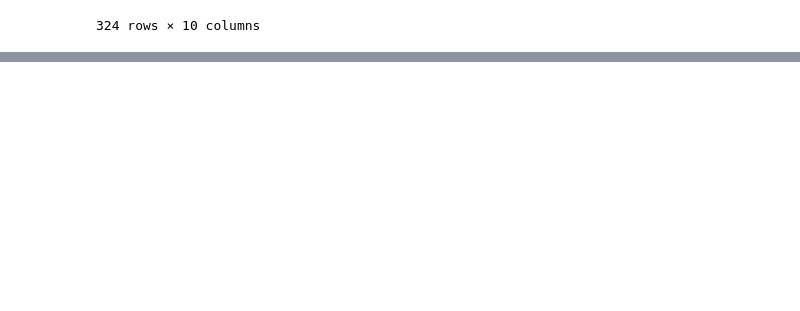
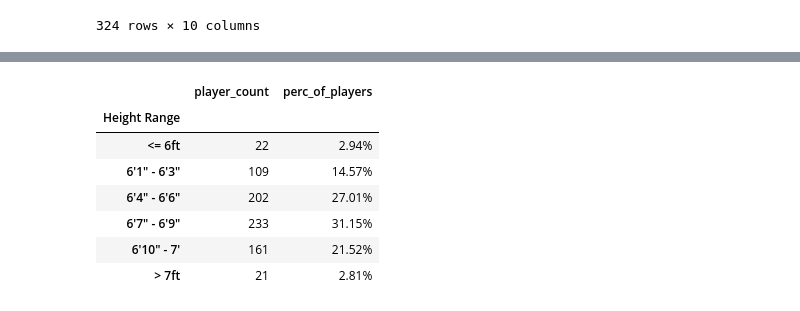
Before and after one commit to ic17rey/butler-groupA-project1, a Jupyter notebook: nba_height_project_analysis.ipynb, the cells around one changed output, grey strips where cells are left out. Saved outputs shown, nothing was run; the diff lists cells and outputs as text; code cells hidden in the pictures; blank space fills up the shorter version.

```diff
--- a/nba_height_project_analysis.ipynb
+++ b/nba_height_project_analysis.ipynb
@@ -58,0 +118,5 @@ nba_stats_with_salary_df
+# %%
+binning_nba_heights_df = nba_stats_df.groupby(by = "Height Range").count()["height (in)"].to_frame()
+
+binning_nba_heights_df = binning_nba_heights_df.rename(columns={'height (in)':'player_count'})
+binning_nba_heights_df
@@ -58,0 +132,16 @@ nba_stats_with_salary_df
+# %%
+# Update the format of percentages in the following
+pd.options.display.float_format = '{:.2f}%'.format
+# %%
+# Show number of players for each Height bin and also the percentage of total
+binning_nba_heights_df['perc_of_players'] = binning_nba_heights_df / len(players) * 100
+binning_nba_heights_df
+# %% [output]
+|  | player_count | perc_of_players |
+| Height Range |  |  |
+| <= 6ft | 22 | 2.94% |
+| 6'1" - 6'3" | 109 | 14.57% |
+| 6'4" - 6'6" | 202 | 27.01% |
+| 6'7" - 6'9" | 233 | 31.15% |
+| 6'10" - 7' | 161 | 21.52% |
+| > 7ft | 21 | 2.81% |
```
Also changed, not shown: parts of 8 cells of this notebook, 1 other file.
